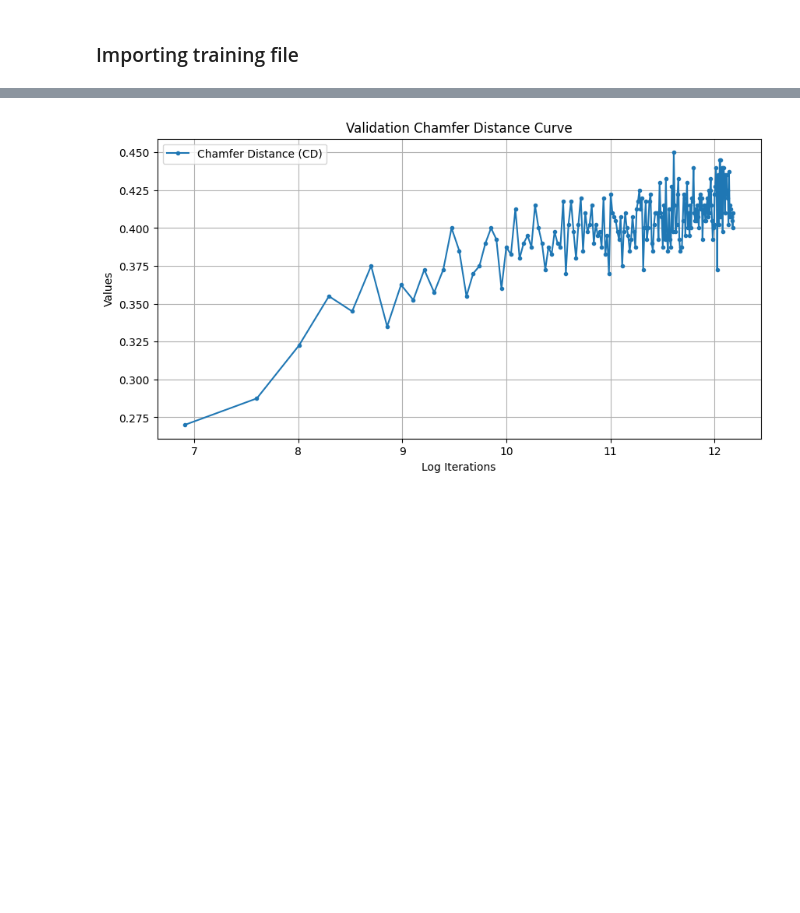
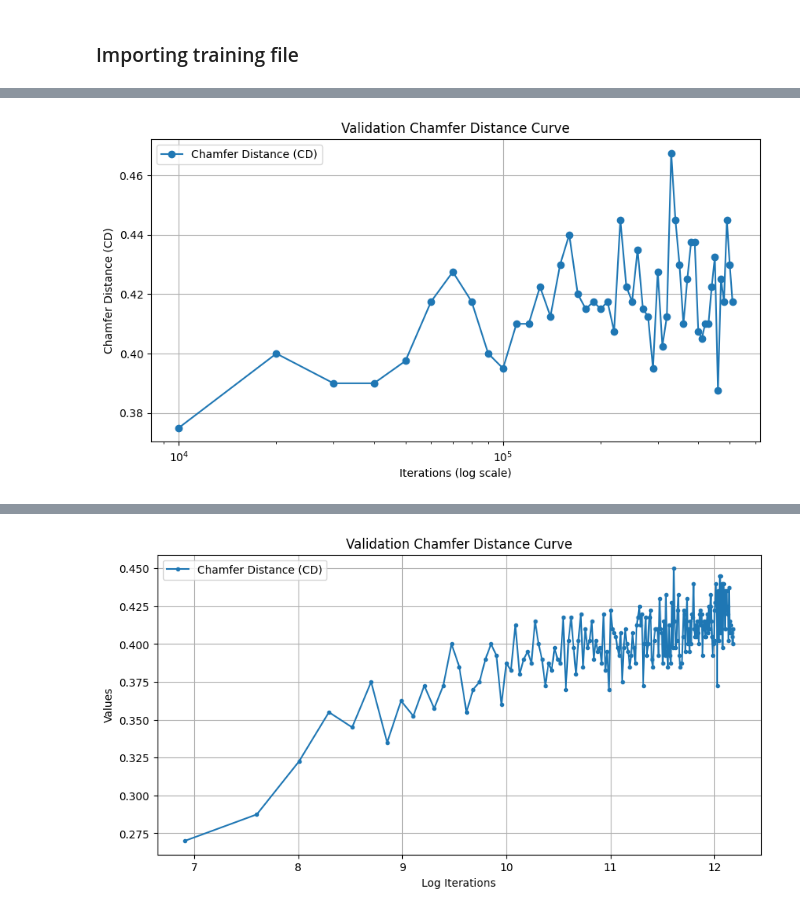
Before and after one commit to HenrikHolmen/Classifier_Guided_Diffusion_for_Point_Clouds, a Jupyter notebook: Analysis/Generator/loss_curve_gen.ipynb, the cells around one changed output, grey strips where cells are left out. Cells and saved outputs as stored; diff of their text form; code cells hidden in the pictures; blank space fills up the shorter version.

```diff
--- a/Analysis/Generator/loss_curve_gen.ipynb
+++ b/Analysis/Generator/loss_curve_gen.ipynb
@@ -61,0 +42,14 @@ plt.show()
+# %%
+# Plotting the validation curve for Chamfer Distance (CD) with log scale on x-axis
+plt.figure(figsize=(10, 5))
+plt.plot(iterations, cd_values, label='Chamfer Distance (CD)', marker='o')
+plt.xlabel('Iterations (log scale)')
+plt.ylabel('Chamfer Distance (CD)')
+plt.xscale('log')
+plt.title('Validation Chamfer Distance Curve')
+plt.legend()
+plt.grid(True)
+plt.savefig('Validation_CD_curve_log_scale.png', dpi=500)
+plt.show()
+# %% [output]
+[figure, added]
```
Also changed, not shown: parts of 25 cells of this notebook, 14 other files.
